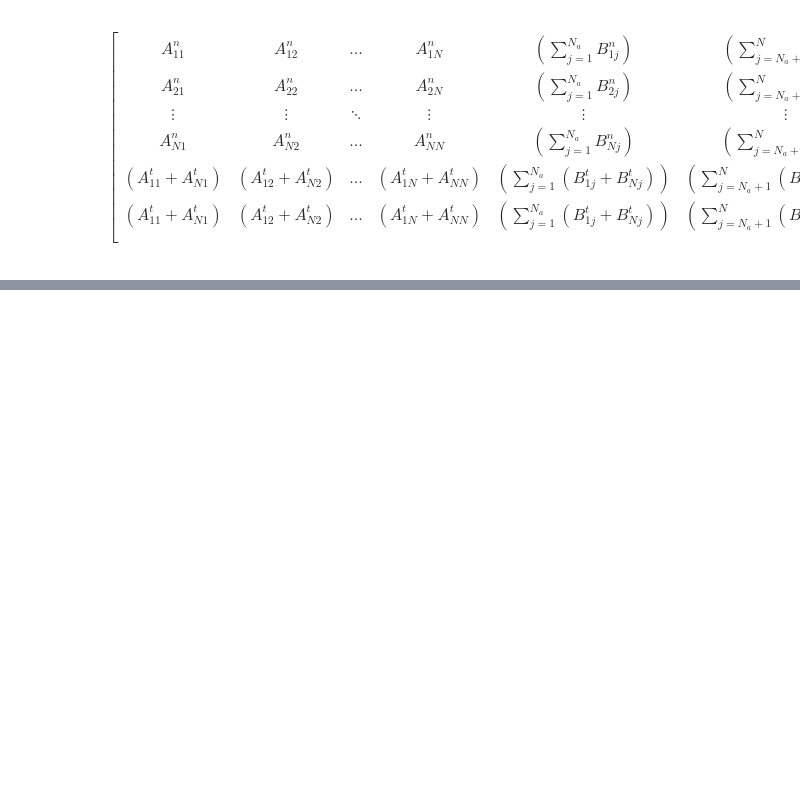
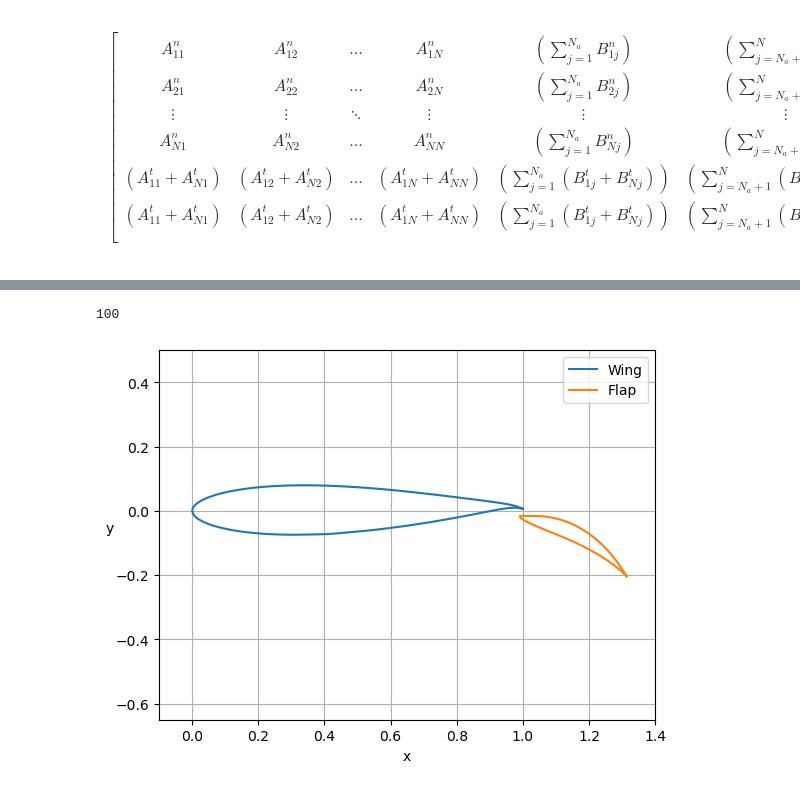
Before and after one commit to mathieucadei/AeroPython, a Jupyter notebook: lessons/assignments/11_Lesson11_Assignment.ipynb, the cells around one changed output, grey strips where cells are left out. Saved outputs shown, nothing was run; the diff lists cells and outputs as text; code cells hidden in the pictures; blank space fills up the shorter version.

```diff
--- a/lessons/assignments/11_Lesson11_Assignment.ipynb
+++ b/lessons/assignments/11_Lesson11_Assignment.ipynb
@@ -127,0 +159,23 @@ $$
+# %%
+x_mainfoil = mainfoil[0]
+y_mainfoil = mainfoil[1]
+x_flapfoil = flapfoil[0]
+y_flapfoil = flapfoil[1]
+N = len(x_mainfoil[:-1])
+N
+# %% [output]
+100
+# %%
+fig, ax = plt.subplots()
+
+ax.plot(x_mainfoil_100, y_mainfoil_100, label='Wing')
+ax.plot(x_flapfoil_100, y_flapfoil_100, label='Flap')
+ax.set_xlim(-0.1, 1.4)
+ax.set_ylim(-0.65, 0.5)
+ax.grid()
+ax.set_xlabel('x')
+ax.set_ylabel('y', rotation=0)
+ax.legend()
+plt.show()
+# %% [output]
+[figure, added]
```
Also changed, not shown: parts of 10 cells of this notebook, 1 other file.
